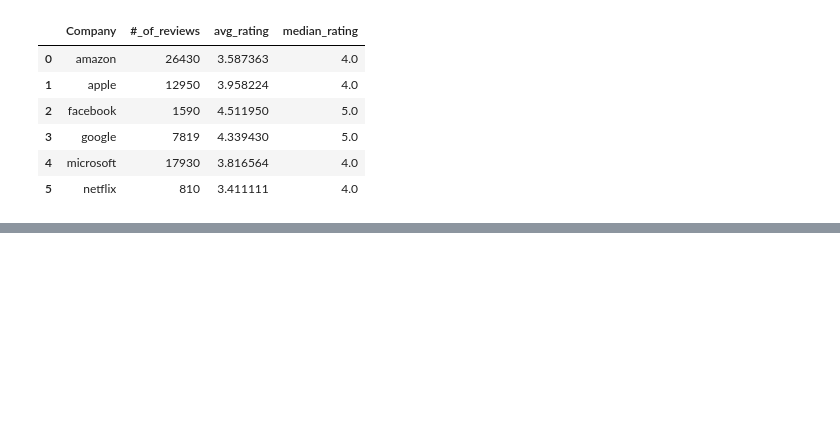
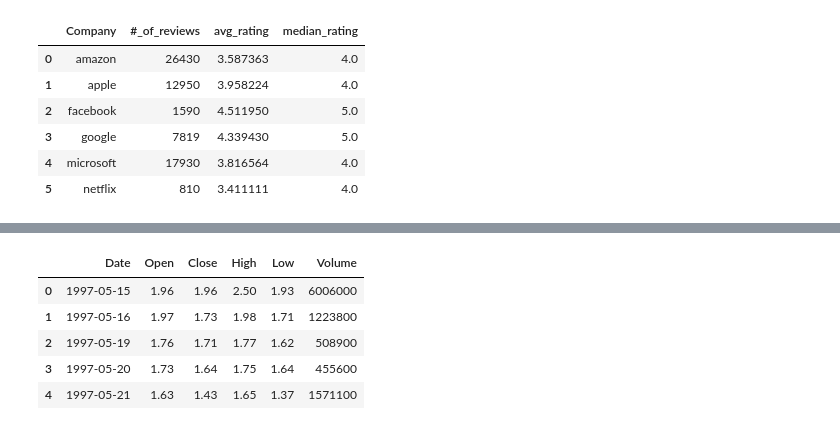
Before and after one commit to annabl38/Project_1, a Jupyter notebook: Company_stuff.Kim.ipynb, the cells around one changed output, grey strips where cells are left out. Saved outputs shown, nothing was run; the diff lists cells and outputs as text; code cells hidden in the pictures; blank space fills up the shorter version.

```diff
--- a/Company_stuff.Kim.ipynb
+++ b/Company_stuff.Kim.ipynb
@@ -46,0 +67,28 @@ netflix_df=(review_data[review_data['company']=='netflix']).dropna()
+# %%
+#Apple stock data
+AAPL_file= "../Project_1/worldtradingdata-history-AAPL.csv"
+AAPL_df= pd.read_csv(AAPL_file)
+
+#FB stock data
+FB_file= "../Project_1/worldtradingdata-history-FB.csv"
+FBL_df= pd.read_csv(FB_file)
+
+#Microsoft stock data
+MSFT_file= "../Project_1/worldtradingdata-history-MSFT.csv"
+MSFT_df= pd.read_csv(MSFT_file)
+
+#Google stock data
+GOOG_file= "../Project_1/worldtradingdata-history-GOOG.csv"
+GOOG_df= pd.read_csv(GOOG_file)
+
+#Amazon stock data
+AMZN_file= "../Project_1/worldtradingdata-history-AMZN.csv"
+AMZN_df= pd.read_csv(AMZN_file)
+AMZN_df.head()
+# %% [output]
+|  | Date | Open | Close | High | Low | Volume |
+| 0 | 1997-05-15 | 1.96 | 1.96 | 2.50 | 1.93 | 6006000 |
+| 1 | 1997-05-16 | 1.97 | 1.73 | 1.98 | 1.71 | 1223800 |
+| 2 | 1997-05-19 | 1.76 | 1.71 | 1.77 | 1.62 | 508900 |
+| 3 | 1997-05-20 | 1.73 | 1.64 | 1.75 | 1.64 | 455600 |
+| 4 | 1997-05-21 | 1.63 | 1.43 | 1.65 | 1.37 | 1571100 |
```
Also changed, not shown: parts of 8 cells of this notebook.
